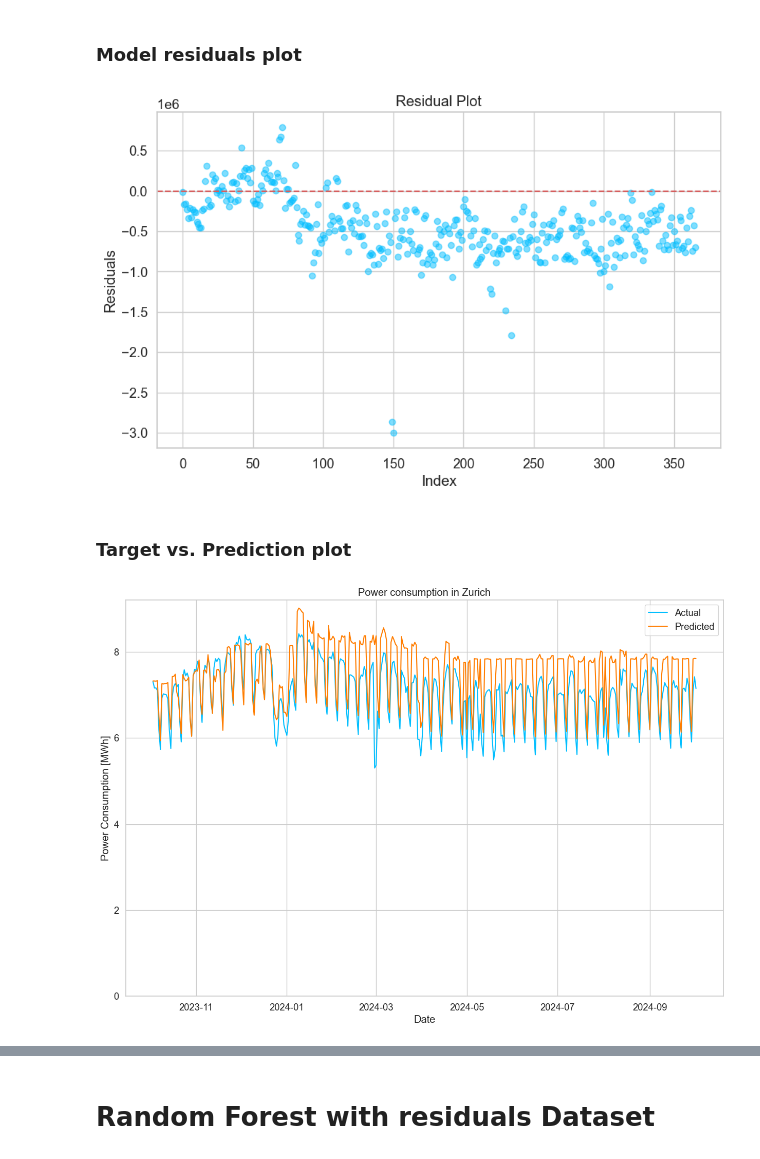
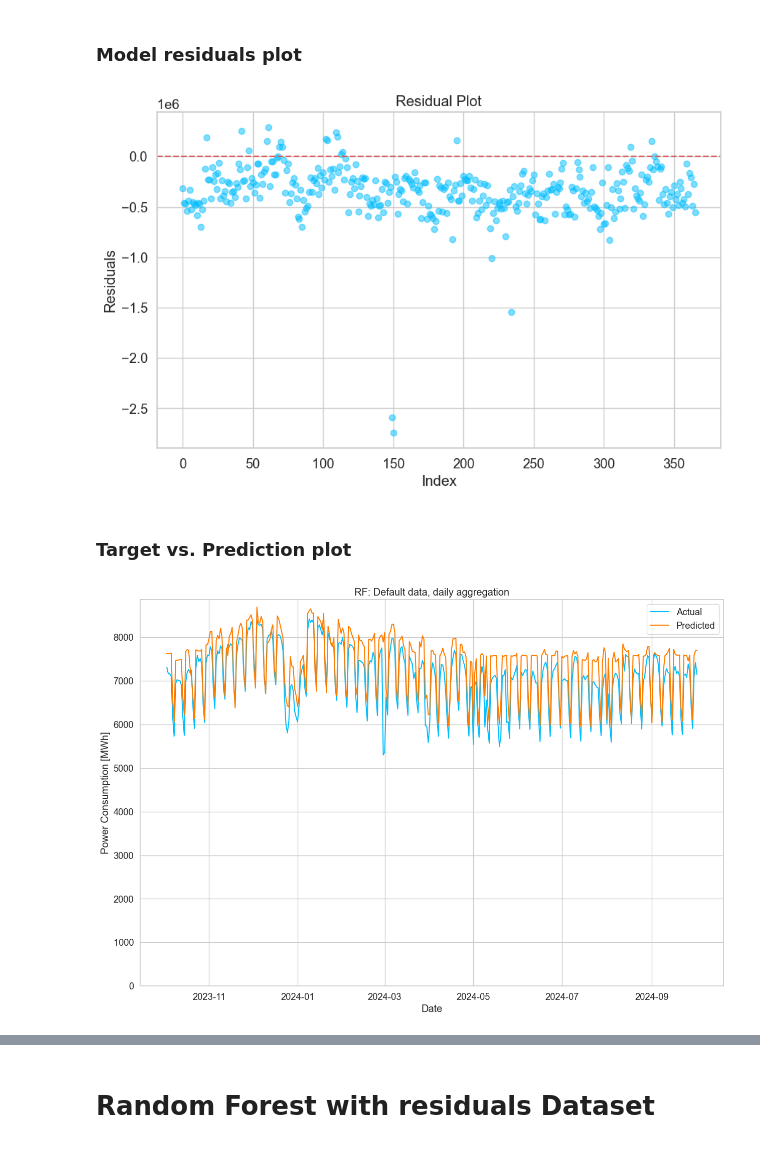
Before and after one commit to d-sbrgr/DSPRO1-power-prediction, a Jupyter notebook: random_forest_models.ipynb, the cells around one changed output, grey strips where cells are left out. Cells and saved outputs as stored; diff of their text form; code cells hidden in the pictures.

```diff
--- a/random_forest_models.ipynb
+++ b/random_forest_models.ipynb
@@ -268,7 +229,7 @@ train = train.sample(frac=1, random_state=42).reset_index(drop=True)
 Both training and test data are now split into X = predictors and Y = target
 # %%
 target_column = 'NE_tot'  # One of 'Value_NE5', 'Value_NE7', 'NE_tot'
-predictor_columns = ['Hr', 'RainDur', 'StrGlo', 'T', 'WD', 'WVs', 'WVv', 'p', 'Vacation', 'Holiday', 'Year', 'Month', 'Day', 'Weekday', 'Corona']
+predictor_columns = ['Hr', 'RainDur', 'StrGlo', 'T', 'WD', 'WVs', 'WVv', 'p', 'Vacation', 'Holiday', 'Month', 'Day', 'Weekday', 'Corona']
 # %%
 X_train = train[predictor_columns]
 y_train = train[target_column]
@@ -362,10 +323,10 @@ R2:   0.251
 # %%
 plot_residuals(y_test, y_pred)
 # %% [output]
-[figure, old version]
+[figure, new version]
 # %% [markdown]
 ### Target vs. Prediction plot
 # %%
-plot_target_and_predictions(test_dates, y_test / 1e6, y_pred / 1e6, "Power consumption in Zurich", "Date", "Power Consumption [MWh]")
+plot_target_and_predictions(test_dates, y_test / 1e3, y_pred / 1e3, "RF: Default data, daily aggregation", "Date", "Power Consumption [MWh]")
 # %% [output]
-[figure, old version]
+[figure, new version]
```
Also changed, not shown: parts of 27 cells of this notebook, 2 other files.
